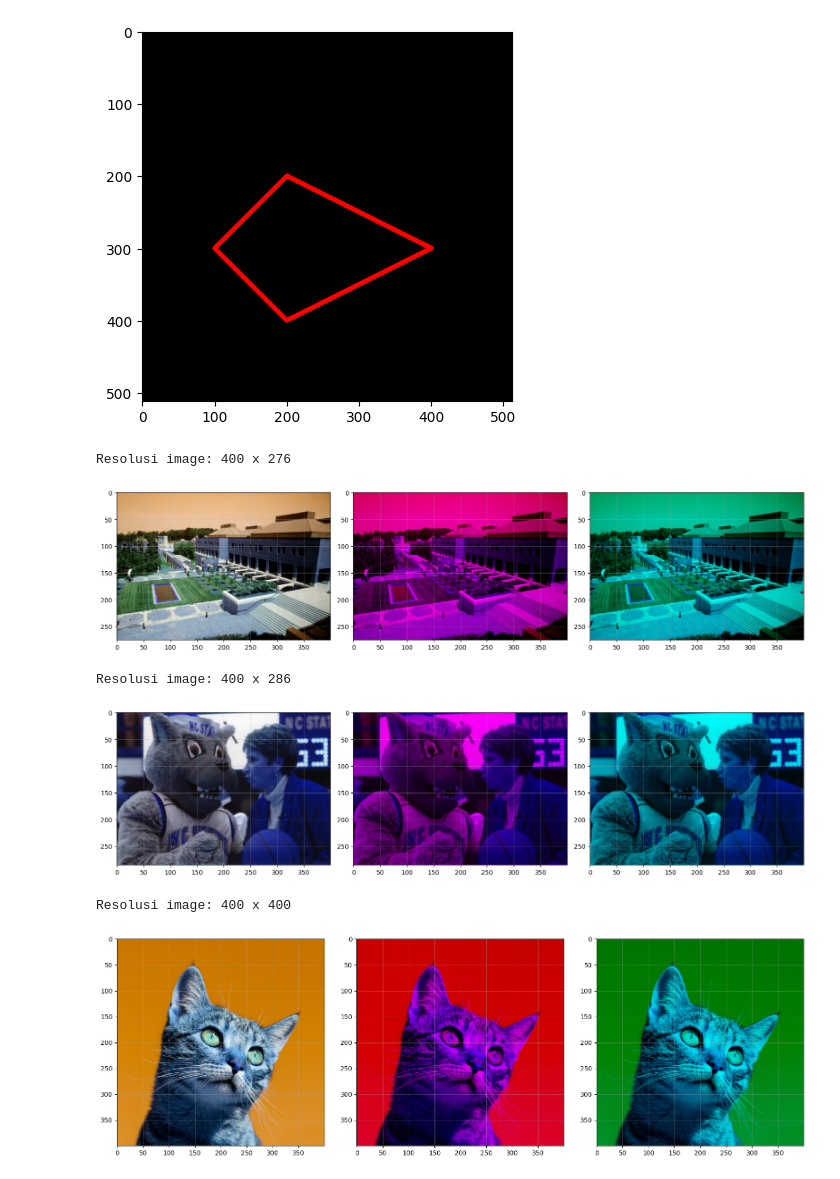
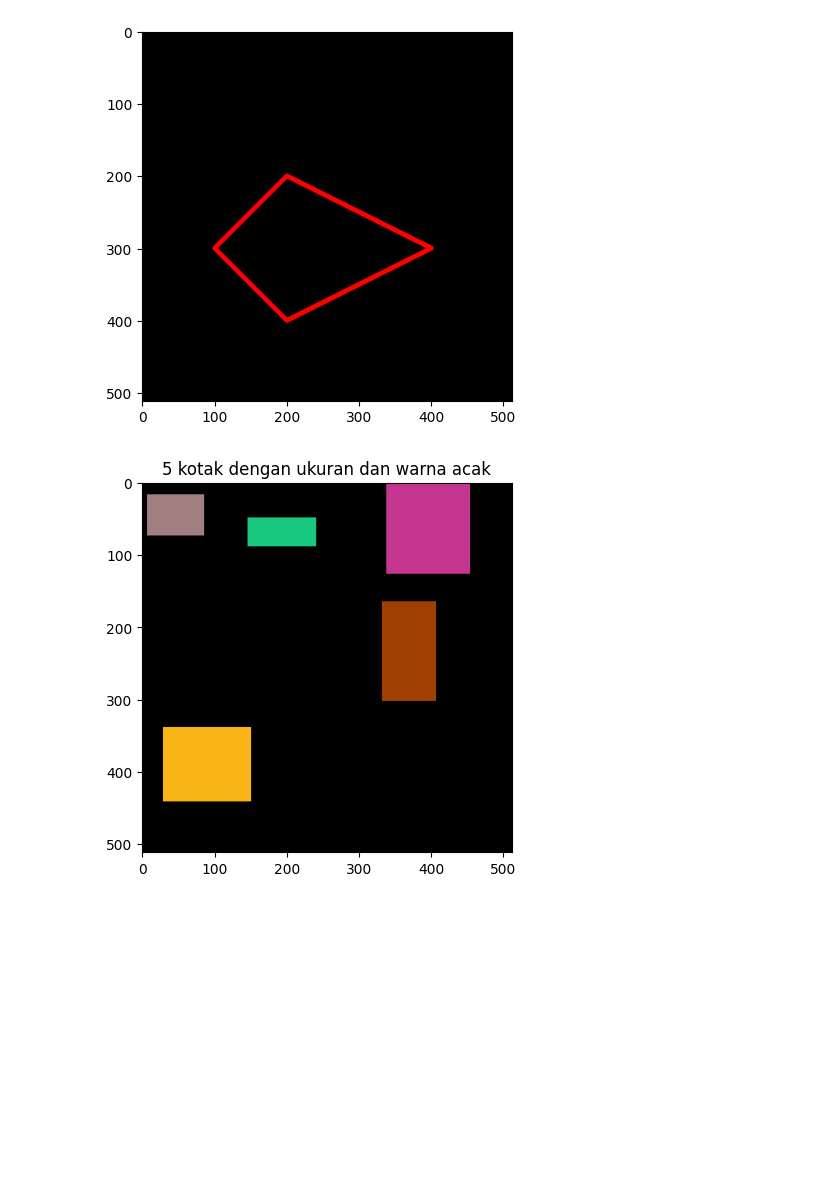
Before and after one commit to muhammadhasbiashiddiqi/PCVK_Genap_2026, a Jupyter notebook: pertemuan_2b.ipynb, the cells around one changed output. Cells and saved outputs as stored; diff of their text form; code cells hidden in the pictures; blank space fills up the shorter version.

```diff
--- a/pertemuan_2b.ipynb
+++ b/pertemuan_2b.ipynb
@@ -145,50 +145,34 @@ plt.imshow(black_img2)
 # %% [output]
 <matplotlib.image.AxesImage at 0x...>
 [figure]
-# %%
-import numpy as np
-import pandas as pd
-import cv2 as cv
-from google.colab.patches import cv2_imshow # for image display
-from skimage import io
-from skimage import transform
-from PIL import Image
-import matplotlib.pyplot as plt
-
-#membuat list menyimpan url dari beberapa image
-urls = ["https://iiif.lib.ncsu.edu/iiif/0052574/full/800,/0/default.jpg" ,
-        "https://iiif.lib.ncsu.edu/iiif/0016007/full/800,/0/default.jpg" ,
-        "https://images.unsplash.com/photo-1574158622682-e40e69881006?w=800"]
-
-# baca dan tampilkan image
-
-for idx, url in enumerate(urls, 1):
-  image = io.imread(url)                           #read image
-  image = cv.resize(image, (0,0), fx=0.5, fy=0.5)  #resize image to half size
-  image_rgb = cv.cvtColor(image, cv.COLOR_BGR2RGB) #convert color to RGB
-
-  tinggi = image_rgb.shape[0]
-  lebar = image_rgb.shape[1]
-  print(f"Resolusi image: {lebar} x {tinggi}")
-
-  image_blue = image_rgb.copy()
-  image_blue[:, :, 1] = 0
-  image_red = image_rgb.copy()
-  image_red[:, :, 0] = 0
-  fig, axes = plt.subplots(1, 3, figsize=(16, 5))
-  axes[0].imshow(image_rgb)
-  axes[0].grid(True, alpha=0.3)
-  axes[1].imshow(image_blue)
-  axes[1].grid(True, alpha=0.3)
-  axes[2].imshow(image_red)
-  axes[2].grid(True, alpha=0.3)
-
-  plt.tight_layout()
-  plt.show()
-# %% [output]
-Resolusi image: 400 x 276
-[figure, removed]
-Resolusi image: 400 x 286
-[figure, removed]
-Resolusi image: 400 x 400
-[figure, removed]
+# %%
+import numpy as np
+import cv2 as cv
+import matplotlib.pyplot as plt
+import random
+
+# Membuat black image sebagai kanvas
+black_img = np.zeros(shape=(512, 512, 3), dtype=np.uint8)
+
+# Membuat 5 kotak dengan ukuran, posisi, dan warna acak
+for i in range(5):
+    # titik awal (pt1) acak
+    x1 = random.randint(0, 400)
+    y1 = random.randint(0, 400)
+
+    # ukuran kotak acak (lebar & tinggi antara 30-150 px)
+    w = random.randint(30, 150)
+    h = random.randint(30, 150)
+    x2 = min(x1 + w, 512)
+    y2 = min(y1 + h, 512)
+
+    # warna acak (R, G, B)
+    color = (random.randint(0, 255), random.randint(0, 255), random.randint(0, 255))
+
+    cv.rectangle(black_img, pt1=(x1, y1), pt2=(x2, y2), color=color, thickness=-1)  # -1 = terisi penuh
+
+plt.imshow(black_img)
+plt.title("5 kotak dengan ukuran dan warna acak")
+plt.show()
+# %% [output]
+[figure, added]
```
Also changed, not shown: parts of 7 cells of this notebook.
